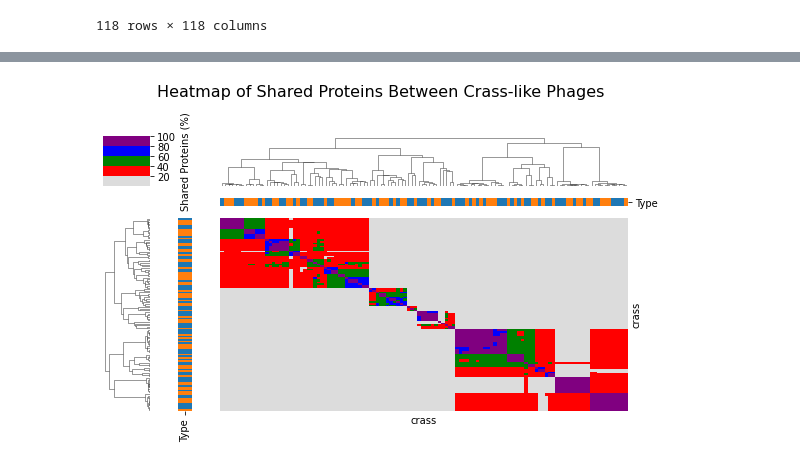
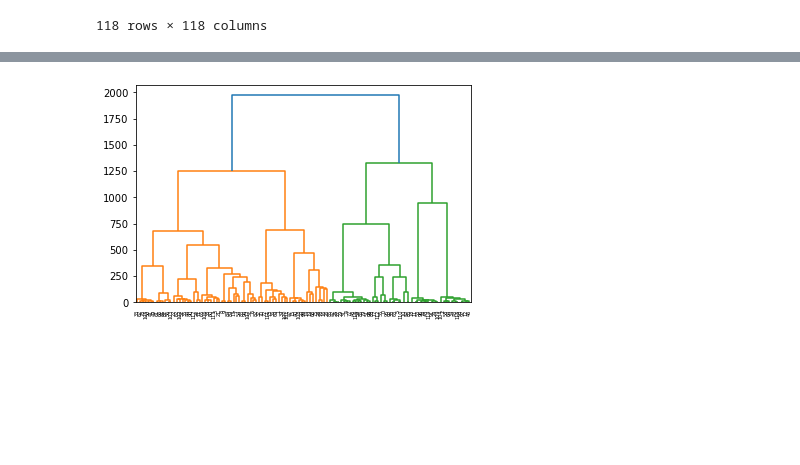
Before and after one commit to icemduru/Parkinson_Disease_Gut_Microbiota_Phage_Plasmid_Diversity_ML, a Jupyter notebook: Data_Visualizations/Crass-like_phages_percent_heatmap.ipynb, the cells around one changed output, grey strips where cells are left out. Saved outputs shown, nothing was run; the diff lists cells and outputs as text; code cells hidden in the pictures; blank space fills up the shorter version.

```diff
--- a/Data_Visualizations/Crass-like_phages_percent_heatmap.ipynb
+++ b/Data_Visualizations/Crass-like_phages_percent_heatmap.ipynb
@@ -218,57 +206,9 @@ plt.show()
-# %%
-import pandas as pd
-import numpy as np
-import seaborn as sns
-import matplotlib.pyplot as plt
-from matplotlib.colors import LinearSegmentedColormap
-
-# Create a new dataframe for the sample type
-sample_type = pd.DataFrame(index=result_df.index)
-sample_type['Type'] = ['Control' if name.startswith('c') else 'Patient' for name in result_df.index]
-
-# Create a color palette for the sample types
-sample_colors = {'Control': '#1f77b4', 'Patient': '#ff7f0e'}
-
-# Create custom colormap
-colors = ['gainsboro', 'red', 'green', 'blue', 'purple']
-n_bins = 5
-cmap = LinearSegmentedColormap.from_list('custom', colors, N=n_bins)
-
-# Create the clustered heatmap with the additional color bar
-g = sns.clustermap(result_df,
-                   cmap=cmap,
-                   annot=False,
-                   linewidths=0.0,
-                   row_cluster=True,
-                   col_cluster=True,
-                   cbar_kws={'label': 'Shared Proteins (%)', 'ticks': [20, 40, 60, 80, 100]},
-                   dendrogram_ratio=(.1, .2),
-                   figsize=(8, 5),
-                   xticklabels=False,
-                   yticklabels=False,
-                   row_colors=sample_type['Type'].map(sample_colors),
-                   col_colors=sample_type['Type'].map(sample_colors),
-                   vmin=0,
-                   vmax=100)
-
-# Customize the plot
-plt.suptitle("Heatmap of Shared Proteins Between Crass-like Phages", fontsize=16, y=1.02)
-#g.cax.set_visible(False)  # Hide the color bar axis
-
-# Add a legend for the sample types
-#handles = [plt.Rectangle((0,0),1,1, color=sample_colors[label]) for label in sample_colors]
-#plt.legend(handles, sample_colors.keys(), title='Sample Type',
-#           loc='upper left', bbox_to_anchor=(1.25, 1), borderaxespad=0)
-
-# Add a legend for the color bins
-#bin_labels = ['0-20%', '20-40%', '40-60%', '60-80%', '80-100%']
-#bin_handles = [plt.Rectangle((0,0),1,1, color=color) for color in colors]
-#plt.legend(bin_handles, bin_labels, title='Shared Proteins',
-#           loc='upper right', bbox_to_anchor=(1.25, 0.8), borderaxespad=0)
-
-plt.tight_layout()
-plt.show()
-# save as svg
-g.savefig("heatmap.svg")
-# %% [output]
-[figure, removed]
+# %%
+linkage_matrix = g.dendrogram_row.linkage
+# %%
+from scipy.cluster.hierarchy import dendrogram
+
+dendrogram(linkage_matrix)
+plt.show()
+# %% [output]
+[figure, added]
```
Also changed, not shown: parts of 8 cells of this notebook.
